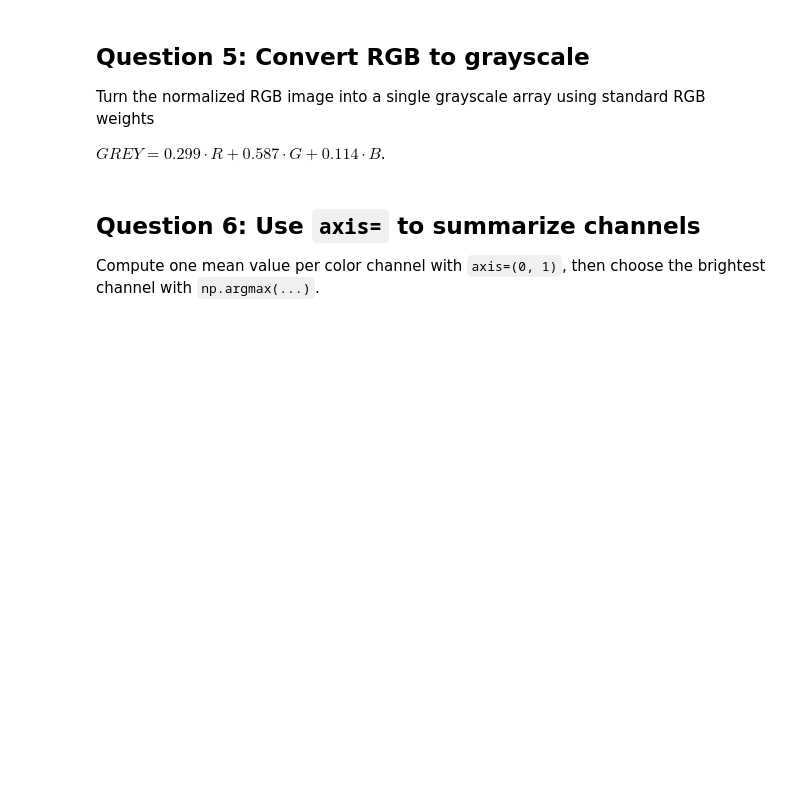
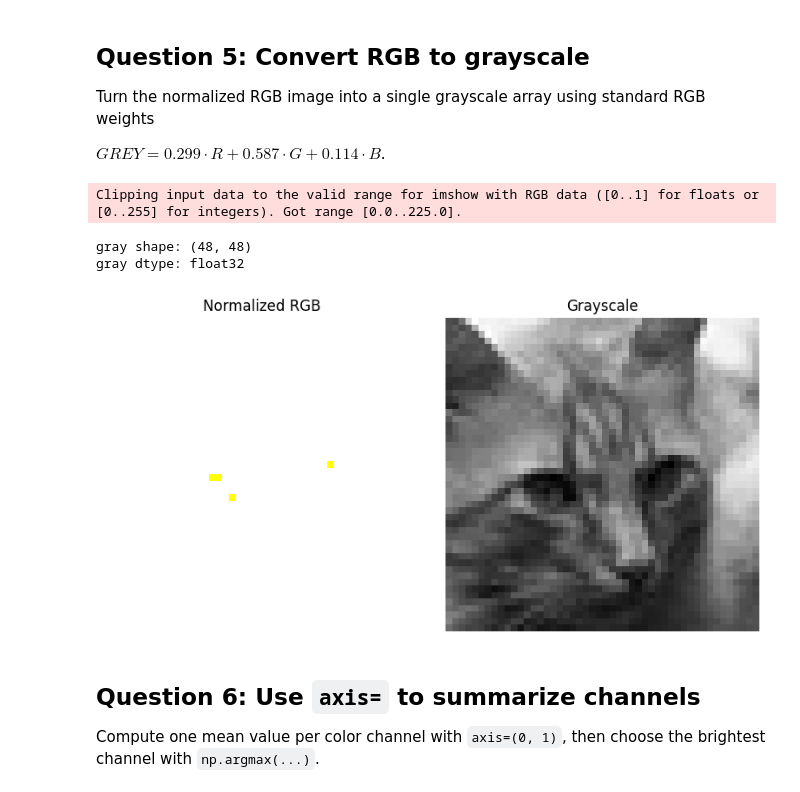
Before and after one commit to vgu-dsai-2026/lab-1-numpy-Nam649-nnn-1, a Jupyter notebook: notebook.ipynb, the cells around one changed output. Cells and saved outputs as stored; diff of their text form; code cells hidden in the pictures; blank space fills up the shorter version.

```diff
--- a/notebook.ipynb
+++ b/notebook.ipynb
@@ -259,22 +264,26 @@ Turn the normalized RGB image into a single grayscale array using standard RGB w
 $GREY = 0.299 \cdot R + 0.587 \cdot G + 0.114 \cdot B$.
 # %%
 def rgb_to_gray(image_float: np.ndarray) -> np.ndarray:
-    # TODO: convert normalized RGB values to one grayscale image.
-    raise NotImplementedError("Convert RGB to grayscale.")
-
+    w = np.array([0.299, 0.587, 0.114], dtype = np.float32)
+    return np.dot(image_float, w)
 
 sample_gray = rgb_to_gray(sample_float)
 print("gray shape:", sample_gray.shape)
 print("gray dtype:", sample_gray.dtype)
 fig, axes = plt.subplots(1, 2, figsize=(8, 4))
 axes[0].imshow(sample_float)
 axes[0].set_title("Normalized RGB")
 axes[0].axis("off")
 axes[1].imshow(sample_gray, cmap="gray")
 axes[1].set_title("Grayscale")
 axes[1].axis("off")
 fig.tight_layout()
 plt.show()
+# %% [output]
+Clipping input data to the valid range for imshow with RGB data ([0..1] for floats or [0..255] for integers). Got range [0.0..225.0].
+gray shape: (48, 48)
+gray dtype: float32
+[figure, added]
 # %% [markdown]
 ## Question 6: Use `axis=` to summarize channels
 
```
Also changed, not shown: parts of 7 cells of this notebook, 1 other file.
